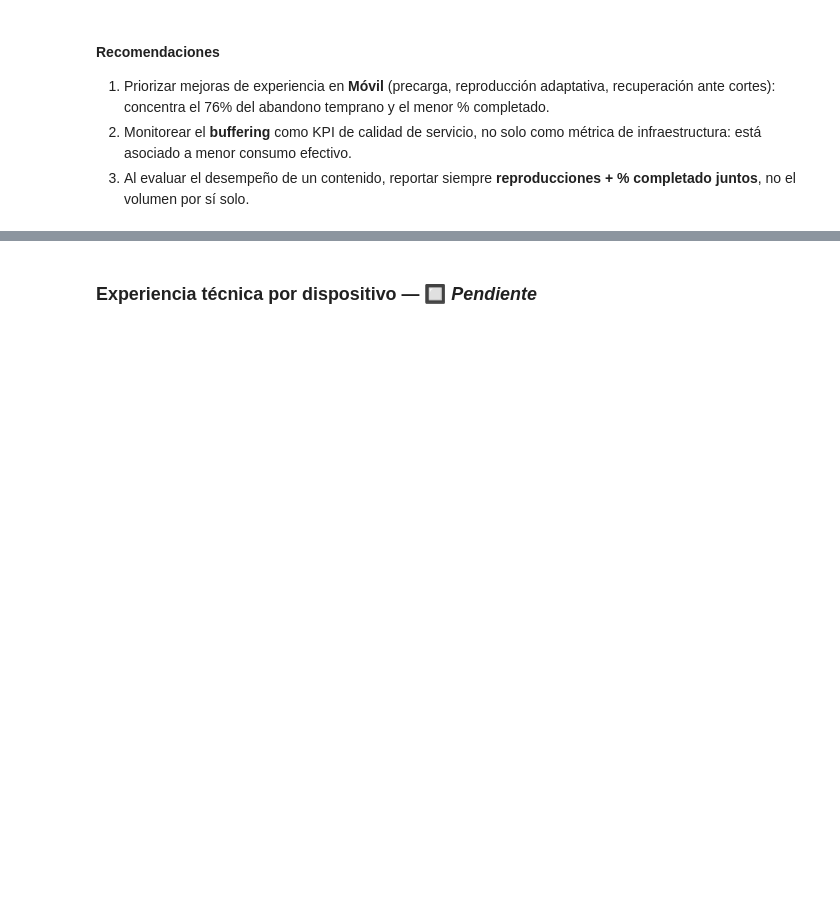
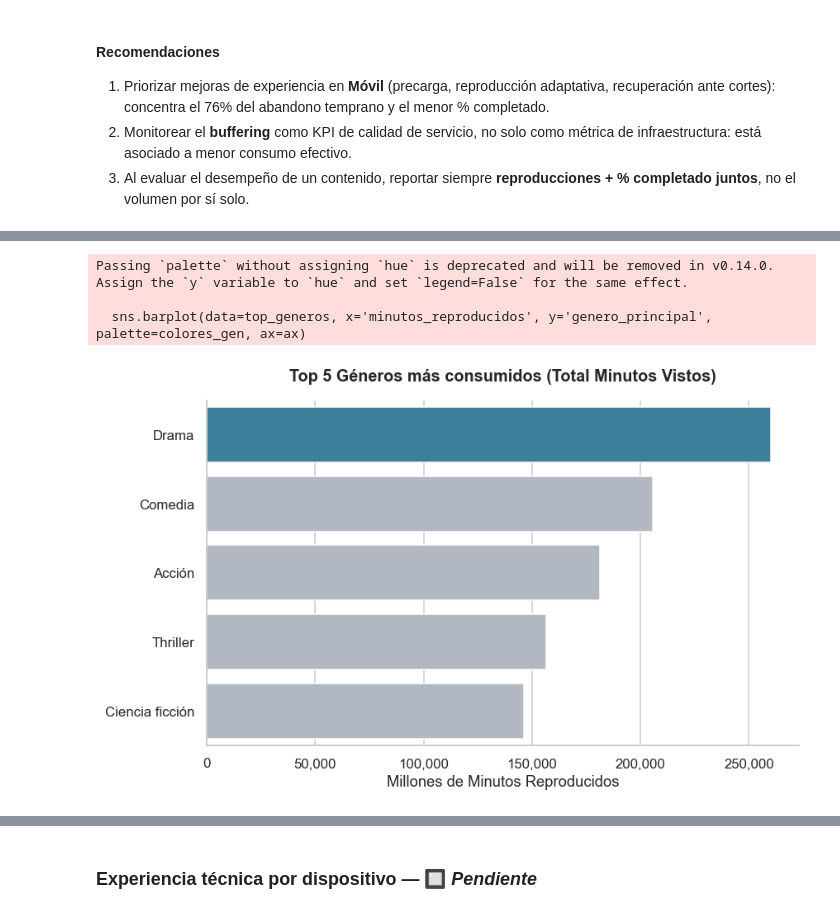
Before and after one commit to git-Lippke24/StreamView_Analytics_Dashboard, a Jupyter notebook: notebooks/EV1_Visualizacion_de_Datos.ipynb, the cells around one changed output, grey strips where cells are left out. Drawn from its saved outputs; the diff is of its cells as text; code cells hidden in the pictures; blank space fills up the shorter version.

Commit message:
Agregada seccion preferencias de contenido a notebook y streamlit

```diff
--- a/notebooks/EV1_Visualizacion_de_Datos.ipynb
+++ b/notebooks/EV1_Visualizacion_de_Datos.ipynb
@@ -623,0 +638,27 @@ plt.show()
+# %%
+# Combinar reproducciones con la metadata de contenidos
+rep_cont = pd.merge(reproducciones, contenidos, on='contenido_id', how='left')
+
+# Calcular el total de minutos reproducidos por género principal
+top_generos = rep_cont.groupby('genero_principal')['minutos_reproducidos'].sum().reset_index()
+top_generos = top_generos.sort_values(by='minutos_reproducidos', ascending=False).head(5)
+
+fig, ax = plt.subplots(figsize=(8, 5))
+
+# Aplicar color de acento al primer elemento (el más visto) y neutro al resto
+colores_gen = [COLOR_ACENTO_POS if i == 0 else COLOR_NEUTRO for i in range(len(top_generos))]
+
+sns.barplot(data=top_generos, x='minutos_reproducidos', y='genero_principal', palette=colores_gen, ax=ax)
+ax.set_title('Top 5 Géneros más consumidos (Total Minutos Vistos)', pad=15)
+ax.set_xlabel('Millones de Minutos Reproducidos')
+ax.set_ylabel('')
+
+# Formatear el eje X para mayor legibilidad
+ax.xaxis.set_major_formatter(plt.FuncFormatter(lambda x, loc: "{:,}".format(int(x))))
+plt.tight_layout()
+plt.show()
+# %% [output]
+Passing `palette` without assigning `hue` is deprecated and will be removed in v0.14.0. Assign the `y` variable to `hue` and set `legend=False` for the same effect.
+
+  sns.barplot(data=top_generos, x='minutos_reproducidos', y='genero_principal', palette=colores_gen, ax=ax)
+[figure, added]
```
Also changed, not shown: parts of 11 cells of this notebook, 1 other file.
